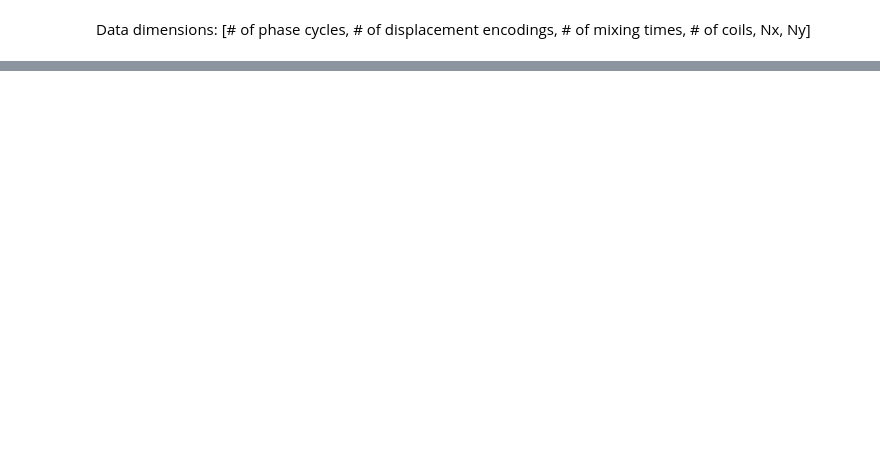
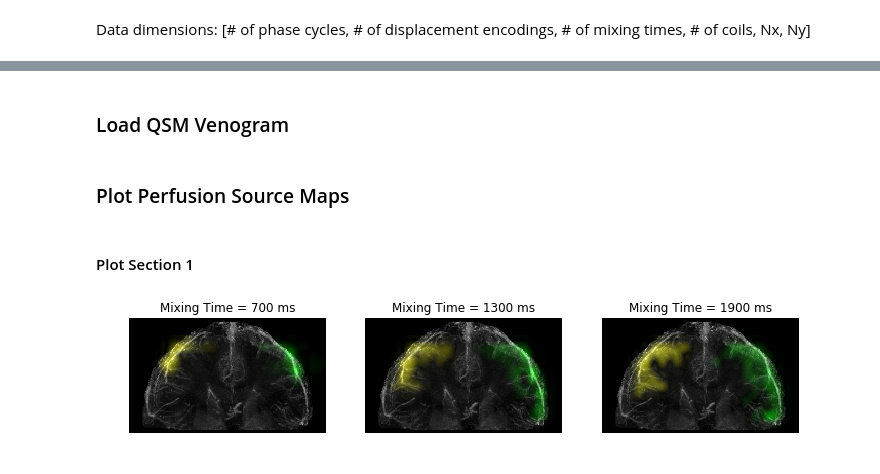
Before and after one commit to mikgroup/Venous-Perfusion-Source-Mapping, a Jupyter notebook: Reproduce Figures.ipynb, the cells around one changed output, grey strips where cells are left out. Saved outputs shown, nothing was run; the diff lists cells and outputs as text; code cells hidden in the pictures; blank space fills up the shorter version.

```diff
--- a/Reproduce Figures.ipynb
+++ b/Reproduce Figures.ipynb
@@ -49,2 +25,2 @@ figure3_dataset.npy  qsm_figure3.nii
 # %%
-data = np.load("datasetfigure3_dataset.npy")
+data = np.load("dataset/Figure3/figure3_dataset.npy")
@@ -68,2 +28,0 @@ spectrum = sp.rss(np.fft.ifftshift(np.fft.ifft(np.fft.ifft(np.squeeze(kspD),axis
-# %%
-qsm = nib.load("qsm_figure3.nii").get_fdata()
@@ -192,0 +31,54 @@ for i in range(3):
+# %%
+# Echo seperation
+kspDconj, kspT1, kspD=libs.DiSpect_SepEcho(data)
+
+# Reshape Displacement Echo
+kspD=np.reshape(kspD,(22,14,19,15,40,40))
+
+# Compute Displacement Spectrum (Perfusion Source Maps)
+spectrum = sp.rss(np.fft.ifftshift(np.fft.ifft(np.fft.ifft(np.squeeze(kspD),axis=1),axis=0),0),3)
+# %% [markdown]
+### Load QSM Venogram
+# %%
+qsm = nib.load("dataset/Figure3/figure3_qsm.nii").get_fdata()
+# %% [markdown]
+### Plot Perfusion Source Maps
+# %% [markdown]
+#### Plot Section 1
+# %%
+# Source perfusion maps of two selected veins
+s1 = spectrum[5:,2:,:,12,15] + spectrum[5:,2:,:,13,15] #cropped to fit in QSM-venogram
+s2 = spectrum[:,2:,:,15,27]
+
+# Coronal projection of qsm venogram
+img =np.transpose(np.flip(np.flip(np.max(qsm[:,140:180,:],1),0),1))
+imgc = np.zeros((130,224,3))
+imgc[:,:,0] = 255*np.abs(img)/np.max(np.abs(img))
+imgc[:,:,1] = 255*np.abs(img)/np.max(np.abs(img))
+imgc[:,:,2] = 255*np.abs(img)/np.max(np.abs(img))
+
+# Resize and offsets
+resize_factor = (7.5, 7.5)
+offset = (35,40)
+offset2 = (35,55)
+
+# Plot at three mixing times
+fig, axes = plt.subplots(1, 3, figsize=(12,4))
+for i in range(3):
+    # Resize, threshold and denoise spectra
+    resized1=libs.ProcessSpectra(s1[:,:,4*i+4], 1.4, resize_factor)
+    resized2=libs.ProcessSpectra(s2[:,:,4*i+4], 1.2, resize_factor)
+
+    # Create overlay in corresponding color
+    overlayed=np.zeros(imgc.shape)
+    overlayed = libs.OverlayColor(overlayed, resized1, offset, "yellow")
+    overlayed = libs.OverlayColor(overlayed, resized2, offset2, "green")
+    overlayed = 255*np.abs(overlayed)/np.max(np.abs(overlayed))
+
+    new_img = cv.addWeighted(imgc.astype('uint8'), 0.85, overlayed.astype('uint8'), 0.5,0)
+    axes[i].imshow(new_img[18:140,15:207,:])
+    title_subplt = "Mixing Time = " + str(100+150*(4*i+4)) + " ms"
+    axes[i].set_title(title_subplt)
+    axes[i].axis('off')
+# %% [output]
+[figure, added]
```
Also changed, not shown: parts of 101 cells of this notebook, 2 other files.
